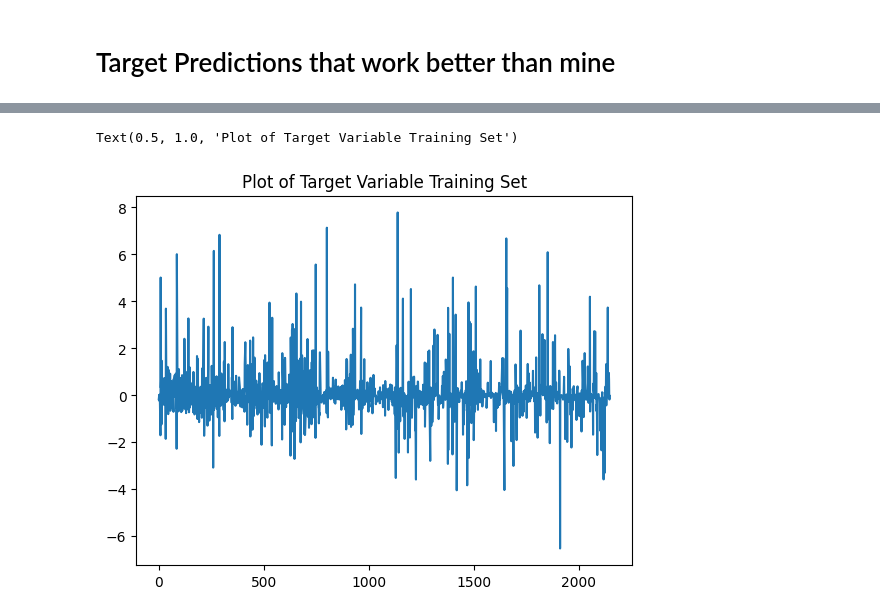
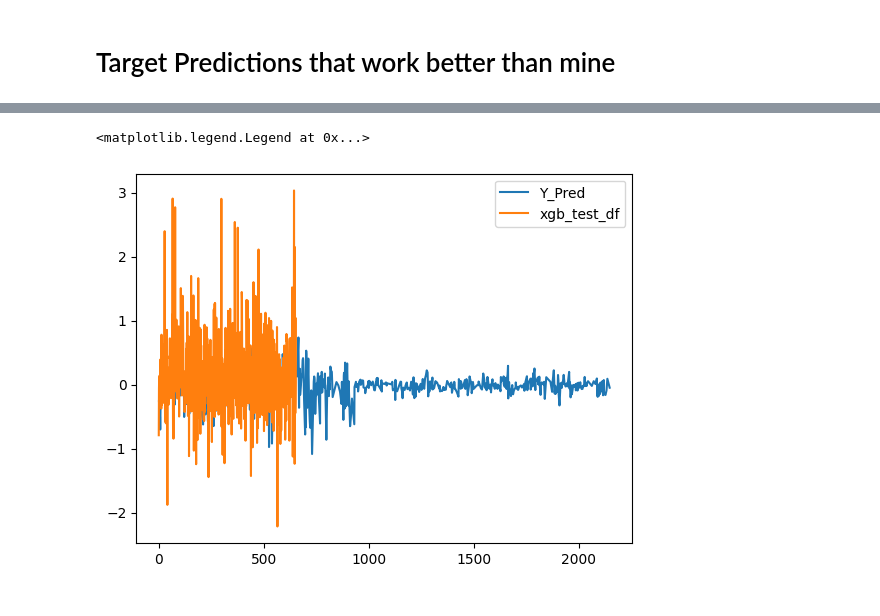
Before and after one commit to talhajamal11/QRT---Electricity-Prices---2023, a Jupyter notebook: src/main.ipynb, the cells around one changed output, grey strips where cells are left out. Saved outputs shown, nothing was run; the diff lists cells and outputs as text; code cells hidden in the pictures.

```diff
--- a/src/main.ipynb
+++ b/src/main.ipynb
@@ -287,2 +359,14 @@ plt.show()
 # %% [markdown]
 # Target Predictions that work better than mine
+# %%
+# Simple Model
+xgb= XGBRegressor()
+xgb.fit(X_clean, Y_clean)
+predictions = xgb.predict(X_clean)
+predictions_df = pd.DataFrame(predictions, index=y.index)
+print(metric_train(predictions, Y_clean))
+y = y.sort_index()
+plt.plot(y['TARGET'], label='y_true')
+plt.plot(predictions_df, label='predictions')
+plt.legend()
+print("Model parameters:", xgb.get_params())
@@ -299,10 +395,15 @@ cross_validated_model.head()
-# %%
-y = y.sort_index()
-plt.plot(y['TARGET'])
-plt.title('Plot of Target Variable Training Set')
-# %% [output]
-Text(0.5, 1.0, 'Plot of Target Variable Training Set')
-[figure, removed]
+# %%
+y_pred = pd.read_csv('src/y_pred.csv')
+y_pred = y_pred.sort_values(by='ID')
+
+xgb_test = xgb.predict(X_validation_clean)
+xgb_test_df = pd.DataFrame(xgb_test, index=y_pred.index).sort_index()
+plt.plot(y_pred['ID'], y_pred['TARGET'], label='Y_Pred')
+plt.plot(xgb_test_df, label='xgb_test_df')
+plt.legend()
+# %% [output]
+<matplotlib.legend.Legend at 0x...>
+[figure, added]
 # %%
 #plt.plot(full_model['ID'], full_model['TARGET'], label='Full Model')
 
```
Also changed, not shown: parts of 18 cells of this notebook, 1 other file.
